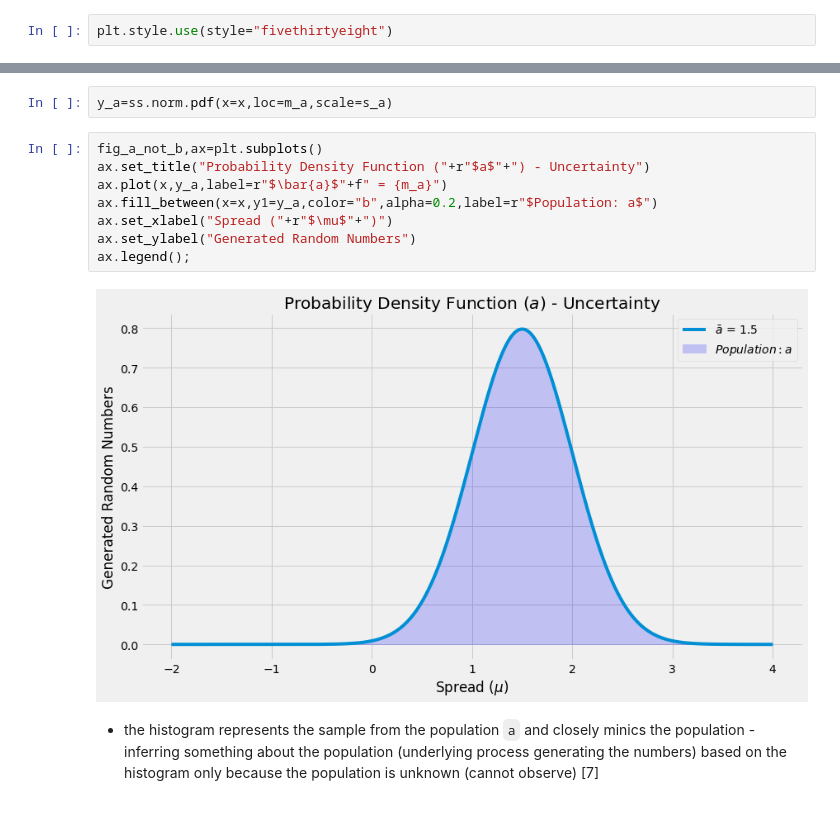
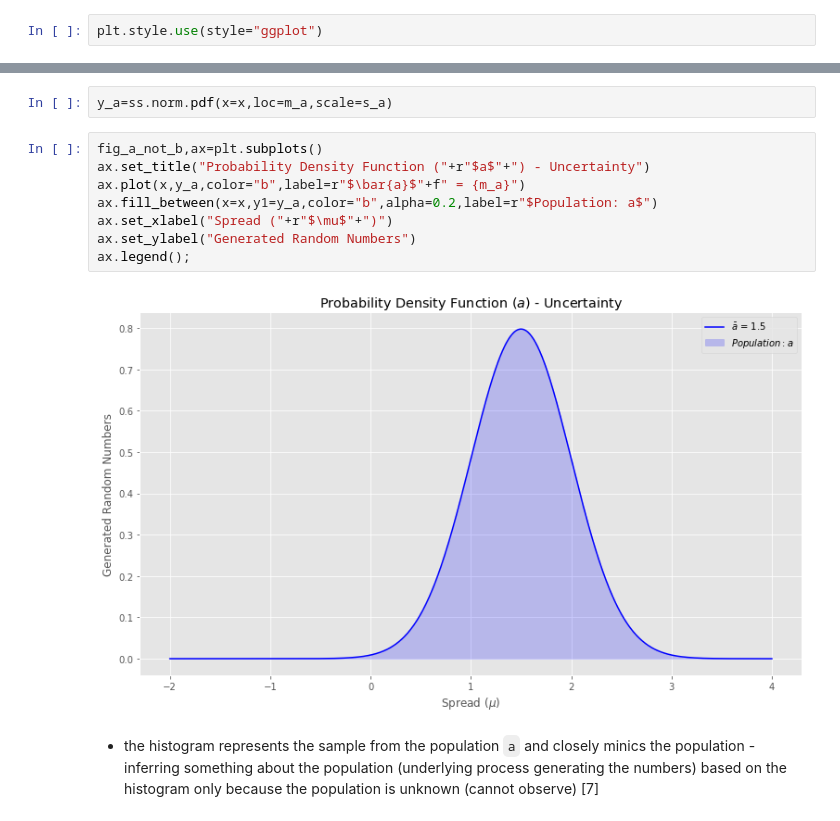
Before and after one commit to SeanOhAileasa/mls-scikit-learn-scipy-stats, a Jupyter notebook: scipy-stats.ipynb, the cells around one changed output, grey strips where cells are left out. Drawn from its saved outputs; the diff is of its cells as text.

```diff
--- a/scipy-stats.ipynb
+++ b/scipy-stats.ipynb
@@ -635,7 +634,7 @@ a MATLAB-like way of plotting.
 pyplot is mainly intended for interactive plots and simple cases of
 programmatic plot generation::
 # %%
-plt.style.use(style="fivethirtyeight")
+plt.style.use(style="ggplot")
 # %%
 plt.rcParams["figure.figsize"]=12.8,7.2
 # %%
@@ -828,13 +857,13 @@ y_a=ss.norm.pdf(x=x,loc=m_a,scale=s_a)
 # %%
 fig_a_not_b,ax=plt.subplots()
 ax.set_title("Probability Density Function ("+r"$a$"+") - Uncertainty")
-ax.plot(x,y_a,label=r"$\bar{a}$"+f" = {m_a}")
+ax.plot(x,y_a,color="b",label=r"$\bar{a}$"+f" = {m_a}")
 ax.fill_between(x=x,y1=y_a,color="b",alpha=0.2,label=r"$Population: a$")
 ax.set_xlabel("Spread ("+r"$\mu$"+")")
 ax.set_ylabel("Generated Random Numbers")
 ax.legend();
 # %% [output]
-[figure, old version]
+[figure, new version]
 # %% [markdown]
 - the histogram represents the sample from the population ``a`` and closely minics the population - inferring something about the population (underlying process generating the numbers) based on the histogram only because the population is unknown (cannot observe) [7]
 # %%
```
Also changed, not shown: parts of 103 cells of this notebook, 2 other files.
